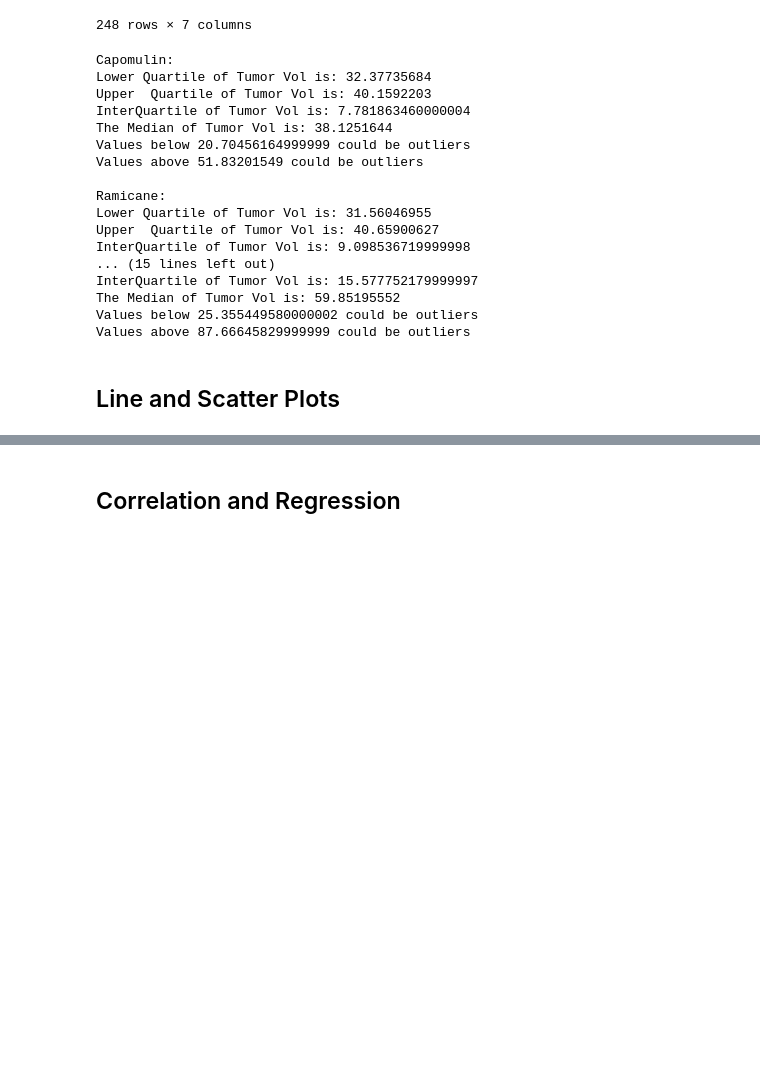
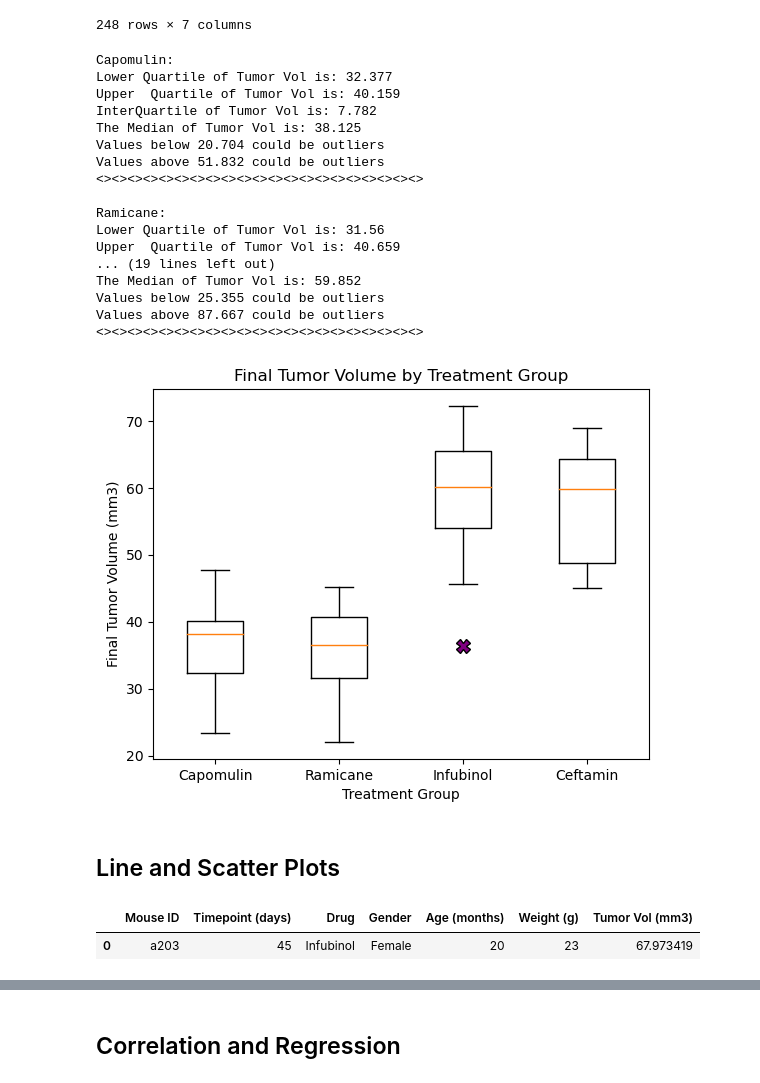
Before and after one commit to YargKlnc/Data-Visualization, a Jupyter notebook: pymaceuticals_by_YK.ipynb, the cells around one changed output, grey strips where cells are left out. Cells and saved outputs as stored; diff of their text form; code cells hidden in the pictures; blank space fills up the shorter version.

```diff
--- a/pymaceuticals_by_YK.ipynb
+++ b/pymaceuticals_by_YK.ipynb
@@ -459,7 +470,8 @@ tumor_vol_ram = []
 tumor_vol_inf = []
 tumor_vol_cef = []
 
-#-1 gives from first to last event; yes last item, allows me to start from 0 if I use range
+#-1 gives from first to last event, last item allows to start from 0 if when using range
+
 for i in range(len(last_tumor_volume_df)-1):
     if last_tumor_volume_df.loc[i, "Drug"] == "Capomulin":
         tumor_vol_cap.append(last_tumor_volume_df.loc[i, "Tumor Vol (mm3)"])
@@ -477,44 +489,37 @@ tumor_vol_list = [tumor_vol_cap, tumor_vol_ram, tumor_vol_inf, tumor_vol_cef]
     # Determine outliers using upper and lower bounds
 outlier_list = []
 for i in range(len(tumor_vol_list)):
-    quartiles = pd.Series(tumor_vol_list[i]).quantile([0.25,0.5,0.75])
-    lowerq = quartiles[0.25]
-    upperq = quartiles[0.75]
-    iqr = upperq-lowerq
+    quartiles = pd.Series(tumor_vol_list[i]).quantile([0.25,0.5,0.75]).round(3)
+    lowerq = quartiles[0.25].round(3)
+    upperq = quartiles[0.75].round(3)
+    iqr = round(upperq-lowerq, 3)
+
     print(f"\n{treatment[i]}:")
     print(f"Lower Quartile of Tumor Vol is: {lowerq}")
     print(f"Upper  Quartile of Tumor Vol is: {upperq}")
     print(f"InterQuartile of Tumor Vol is: {iqr}")
     print(f"The Median of Tumor Vol is: {quartiles[0.5]}")
-
-    lower_bound = lowerq - (1.5*iqr)
-    upper_bound = upperq + (1.5*iqr)
+    lower_bound = round(lowerq - (1.5*iqr), 3)
+    upper_bound = round(upperq + (1.5*iqr), 3)
 
     print(f"Values below {lower_bound} could be outliers")
     print(f"Values above {upper_bound} could be outliers")
-
-    #and or or?????????????????????????
-
-#for j in range(len(tumor_vol_list[i])):
-    #if (tumor_vol_list[i][j] < lower_bound) and (tumor_vol_list[i][j] > upper_bound):
-    #outlier = tumor_vol_list[i][j]
-    #outlier_list.append(outlier)
-    #print(f"The Outliers are {outlier_list}")
+    print(f"<><><><><><><><><><><><><><><><><><><><><>")
 # %% [output]
 Capomulin:
-Lower Quartile of Tumor Vol is: 32.37735684
-Upper  Quartile of Tumor Vol is: 40.1592203
-InterQuartile of Tumor Vol is: 7.781863460000004
-The Median of Tumor Vol is: 38.1251644
-Values below 20.70456164999999 could be outliers
-Values above 51.83201549 could be outliers
+Lower Quartile of Tumor Vol is: 32.377
+Upper  Quartile of Tumor Vol is: 40.159
+InterQuartile of Tumor Vol is: 7.782
+The Median of Tumor Vol is: 38.125
+Values below 20.704 could be outliers
+Values above 51.832 could be outliers
+<><><><><><><><><><><><><><><><><><><><><>
 
 Ramicane:
-Lower Quartile of Tumor Vol is: 31.56046955
-Upper  Quartile of Tumor Vol is: 40.65900627
-InterQuartile of Tumor Vol is: 9.098536719999998
-... (15 lines left out)
-InterQuartile of Tumor Vol is: 15.577752179999997
-The Median of Tumor Vol is: 59.85195552
-Values below 25.355449580000002 could be outliers
-Values above 87.66645829999999 could be outliers
+Lower Quartile of Tumor Vol is: 31.56
+Upper  Quartile of Tumor Vol is: 40.659
+... (19 lines left out)
+The Median of Tumor Vol is: 59.852
+Values below 25.355 could be outliers
+Values above 87.667 could be outliers
+<><><><><><><><><><><><><><><><><><><><><>
@@ -523,2 +526,28 @@ Values above 87.66645829999999 could be outliers
+# %%
+# Generate a box plot that shows the distrubution of the tumor volume for each treatment group.
+# taking four treatments (drug regimens) into consideration
+boxplot_outliers = dict(marker="X", markerfacecolor="purple", markersize=10)
+plt.boxplot(tumor_vol_list, flierprops=boxplot_outliers)
+
+#adding labels
+plt.title("Final Tumor Volume by Treatment Group")
+plt.xlabel("Treatment Group")
+plt.ylabel("Final Tumor Volume (mm3)")
+plt.xticks([1, 2, 3, 4], ["Capomulin", "Ramicane", "Infubinol", "Ceftamin"])
+
+#saving to Output folder as jpg
+plt.savefig("Output/Final_Tumor_Volume_by_Treatment_Group.jpg")
+plt.show()
+# %% [output]
+[figure, added]
 # %% [markdown]
 ## Line and Scatter Plots
+# %%
+# decided to analyze tumor a203, treated with Infubinol
+# Infubinol has the highest median tumor volume that has been increased during 45 days within all 4 treatments!
+# this decision is given to clearly show the effects of Infubinol drug treatment to Pymaceuticals Inc management
+# also to allow the management to proceed with investment to Infubinol drug treatment or not
+last_tumor_volume_df.head(1)
+# %% [output]
+|  | Mouse ID | Timepoint (days) | Drug | Gender | Age (months) | Weight (g) | Tumor Vol (mm3) |
+| 0 | a203 | 45 | Infubinol | Female | 20 | 23 | 67.973419 |
```
Also changed, not shown: parts of 20 cells of this notebook, 9 other files.
